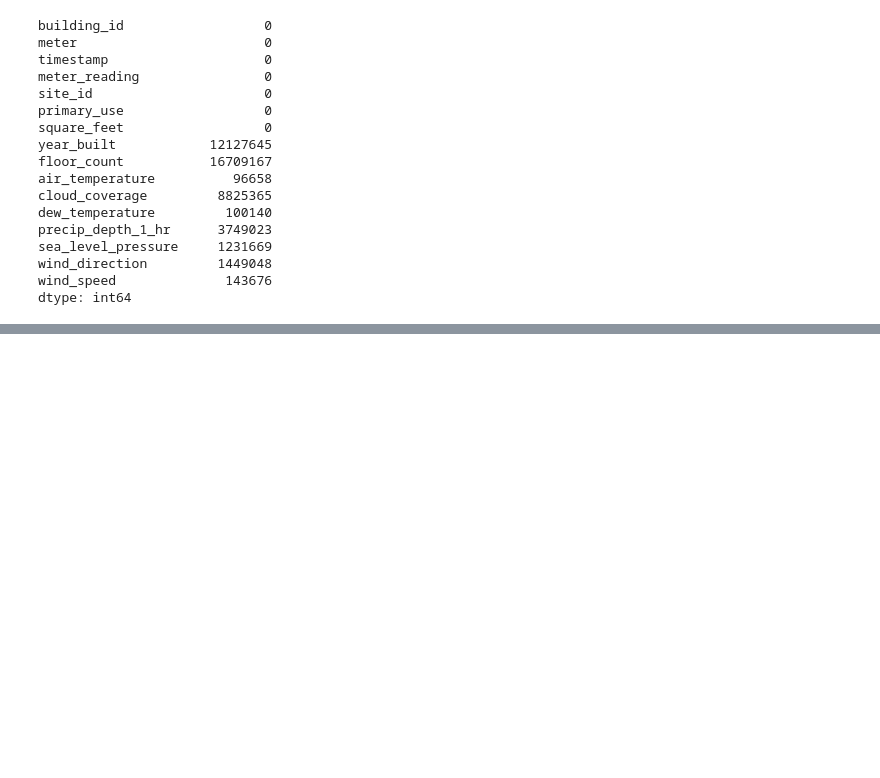
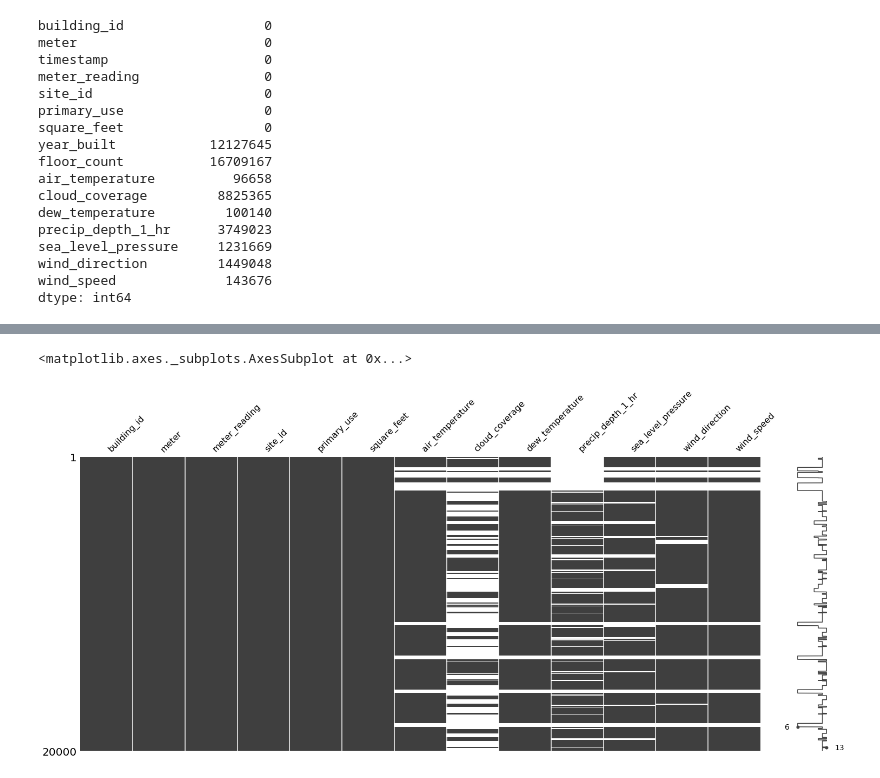
Before and after one commit to Lehcar/cmpe-188-project, a Jupyter notebook: ASHRAE_energy_predictor_competition.ipynb, the cells around one changed output, grey strips where cells are left out. Saved outputs shown, nothing was run; the diff lists cells and outputs as text; code cells hidden in the pictures; blank space fills up the shorter version.

```diff
--- a/ASHRAE_energy_predictor_competition.ipynb
+++ b/ASHRAE_energy_predictor_competition.ipynb
@@ -43,6 +63,6 @@ Referenced this kaggle notebook: https://www.kaggle.com/pednt9/ashrae-handling-m
 # %%
 building =      pd.read_csv('data/building_metadata.csv')
 weather_train = pd.read_csv('data/weather_train.csv')
-#weather_test =  pd.read_csv('data/weather_test.csv')
+weather_test =  pd.read_csv('data/weather_test.csv')
 train =         pd.read_csv('data/train.csv')
-#test =          pd.read_csv('data/test.csv')
+test =          pd.read_csv('data/test.csv')
@@ -100,0 +211,7 @@ msno.matrix(train.head(20000))
+# %%
+train2 = train.drop(columns=['year_built','floor_count','timestamp'])
+test2 = test.drop(columns=['year_built','floor_count','timestamp'])
+msno.matrix(train2.head(20000))
+# %% [output]
+<matplotlib.axes._subplots.AxesSubplot at 0x...>
+[figure, added]
```
Also changed, not shown: parts of 31 cells of this notebook.
